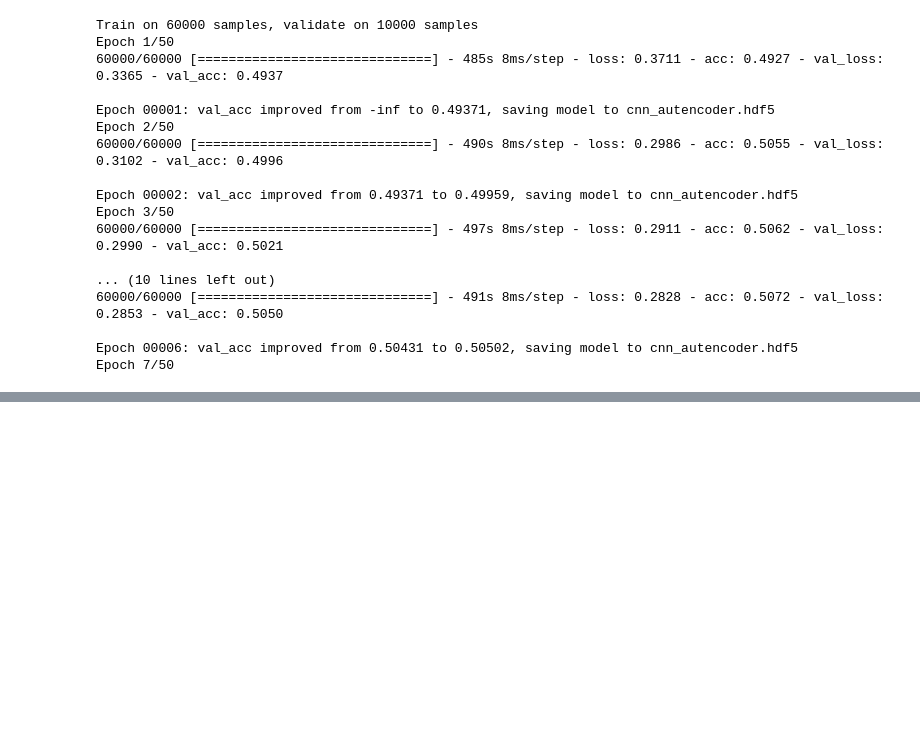
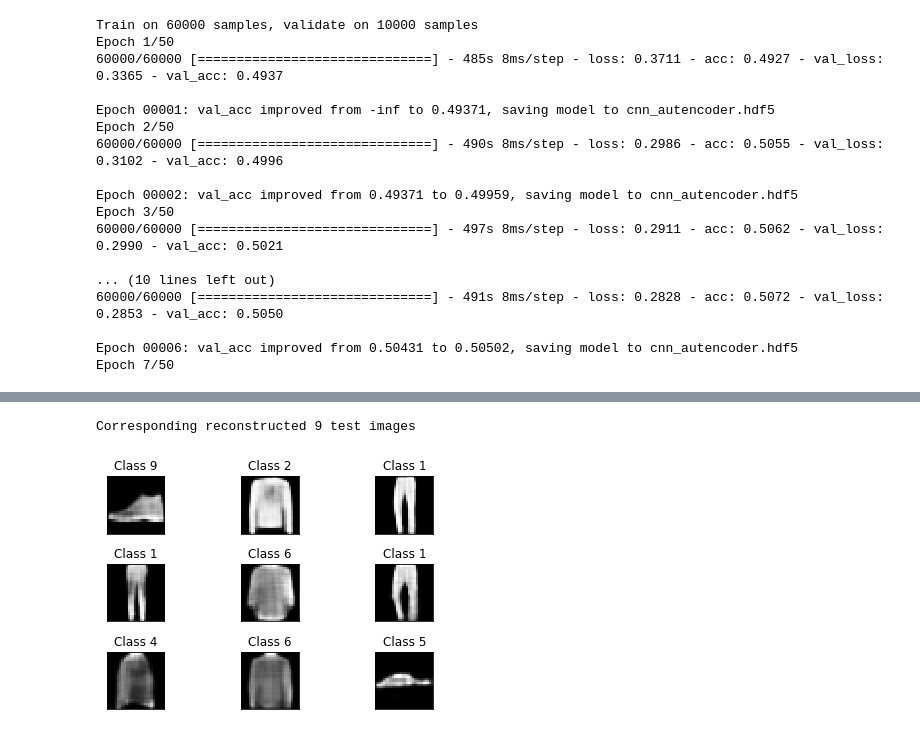
Before and after one commit to ptl93/DeepLearning_AutoEncoders, a Jupyter notebook: Convolutional_NN_AutoEncoder.ipynb, the cells around one changed output, grey strips where cells are left out. Saved outputs shown, nothing was run; the diff lists cells and outputs as text; code cells hidden in the pictures; blank space fills up the shorter version.

Commit message:
upload notebook cnn autoencoder fashion_mnist

```diff
--- a/Convolutional_NN_AutoEncoder.ipynb
+++ b/Convolutional_NN_AutoEncoder.ipynb
@@ -200,0 +205,14 @@ Epoch 7/50
+# %%
+from keras.losses import binary_crossentropy
+from keras.optimizers import adam
+from keras.callbacks import ModelCheckpoint
+
+conv_autoencoder.load_weights('cnn_autencoder.hdf5')
+conv_autoencoder.compile(
+            loss = binary_crossentropy,
+            optimizer = adam(lr = 1e-3),
+            metrics = ['accuracy']
+        )
+# %%
+## Predict test images to get reconstruction
+decoded_images = conv_autoencoder.predict(x_test)
@@ -200,0 +232,13 @@ Epoch 7/50
+# %%
+print("Corresponding reconstructed 9 test images")
+fig = plt.figure()
+for i in range(9):
+  plt.subplot(3,3,i+1)
+  plt.tight_layout()
+  plt.imshow(decoded_images[i].reshape(28, 28), cmap='gray', interpolation='none')
+  plt.title("Class {}".format(y_test[i]))
+  plt.xticks([])
+  plt.yticks([])
+# %% [output]
+Corresponding reconstructed 9 test images
+[figure, added]
```
Also changed, not shown: parts of 4 cells of this notebook.
